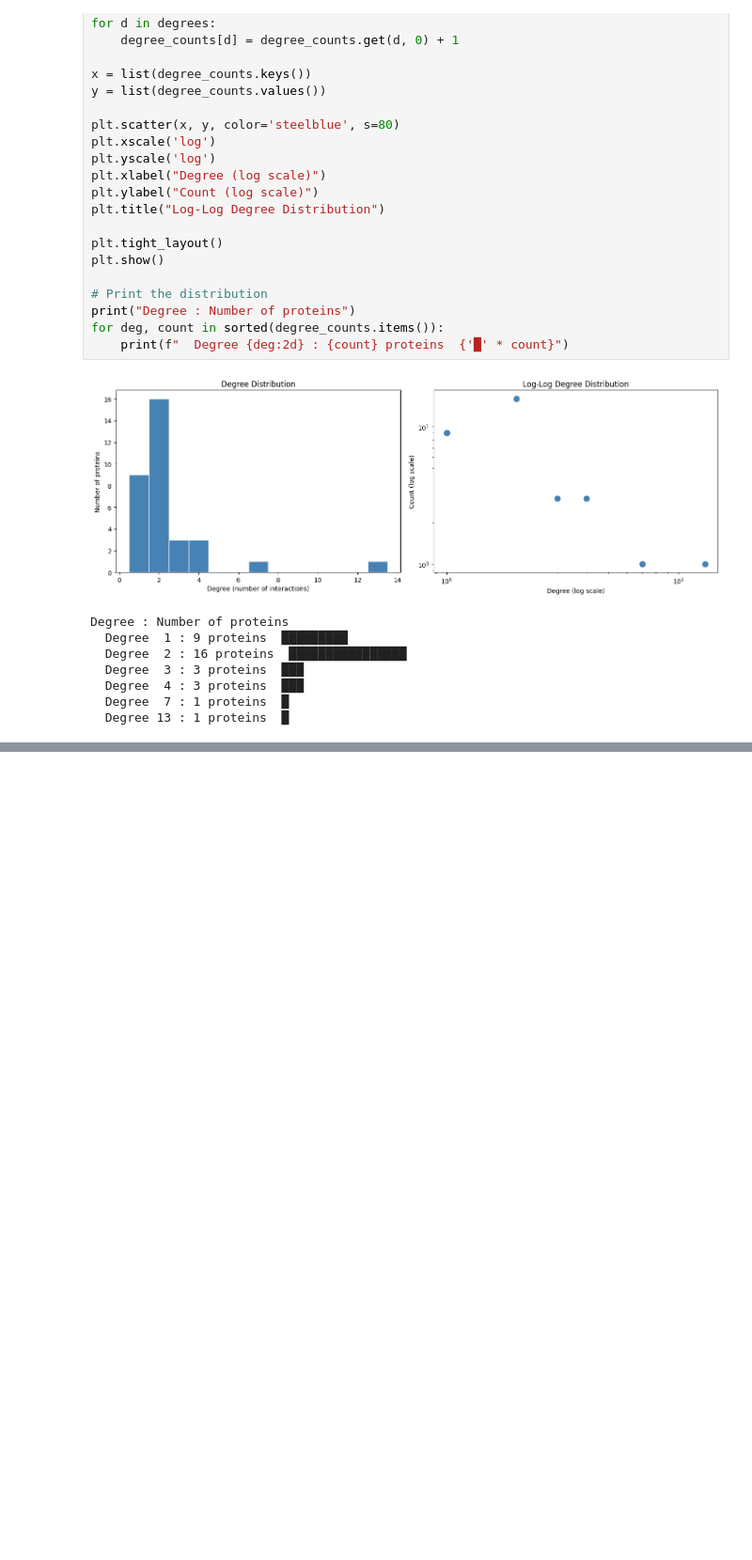
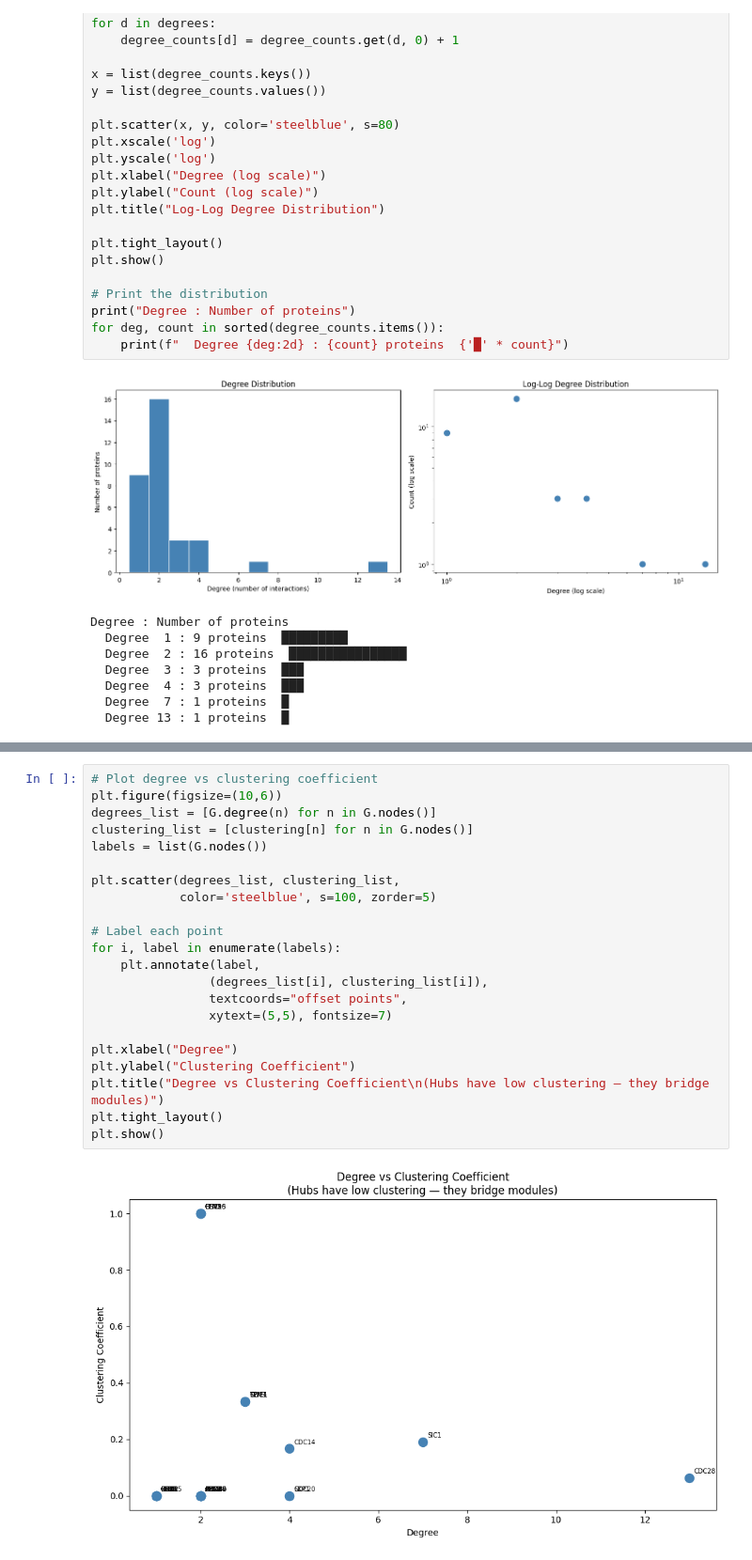
Before and after one commit to aparna-2001/system-biology, a Jupyter notebook: systems_biologyipynb.ipynb, the cells around one changed output, grey strips where cells are left out. Shown at 94% size. Drawn from its saved outputs; the diff is of its cells as text; blank space fills up the shorter version.

```diff
--- a/systems_biologyipynb.ipynb
+++ b/systems_biologyipynb.ipynb
@@ -308,0 +390,24 @@ Degree : Number of proteins
+# %%
+# Plot degree vs clustering coefficient
+plt.figure(figsize=(10,6))
+degrees_list = [G.degree(n) for n in G.nodes()]
+clustering_list = [clustering[n] for n in G.nodes()]
+labels = list(G.nodes())
+
+plt.scatter(degrees_list, clustering_list,
+            color='steelblue', s=100, zorder=5)
+
+# Label each point
+for i, label in enumerate(labels):
+    plt.annotate(label,
+                (degrees_list[i], clustering_list[i]),
+                textcoords="offset points",
+                xytext=(5,5), fontsize=7)
+
+plt.xlabel("Degree")
+plt.ylabel("Clustering Coefficient")
+plt.title("Degree vs Clustering Coefficient\n(Hubs have low clustering — they bridge modules)")
+plt.tight_layout()
+plt.show()
+# %% [output]
+[figure, added]
```
Also changed, not shown: parts of 6 cells of this notebook.
